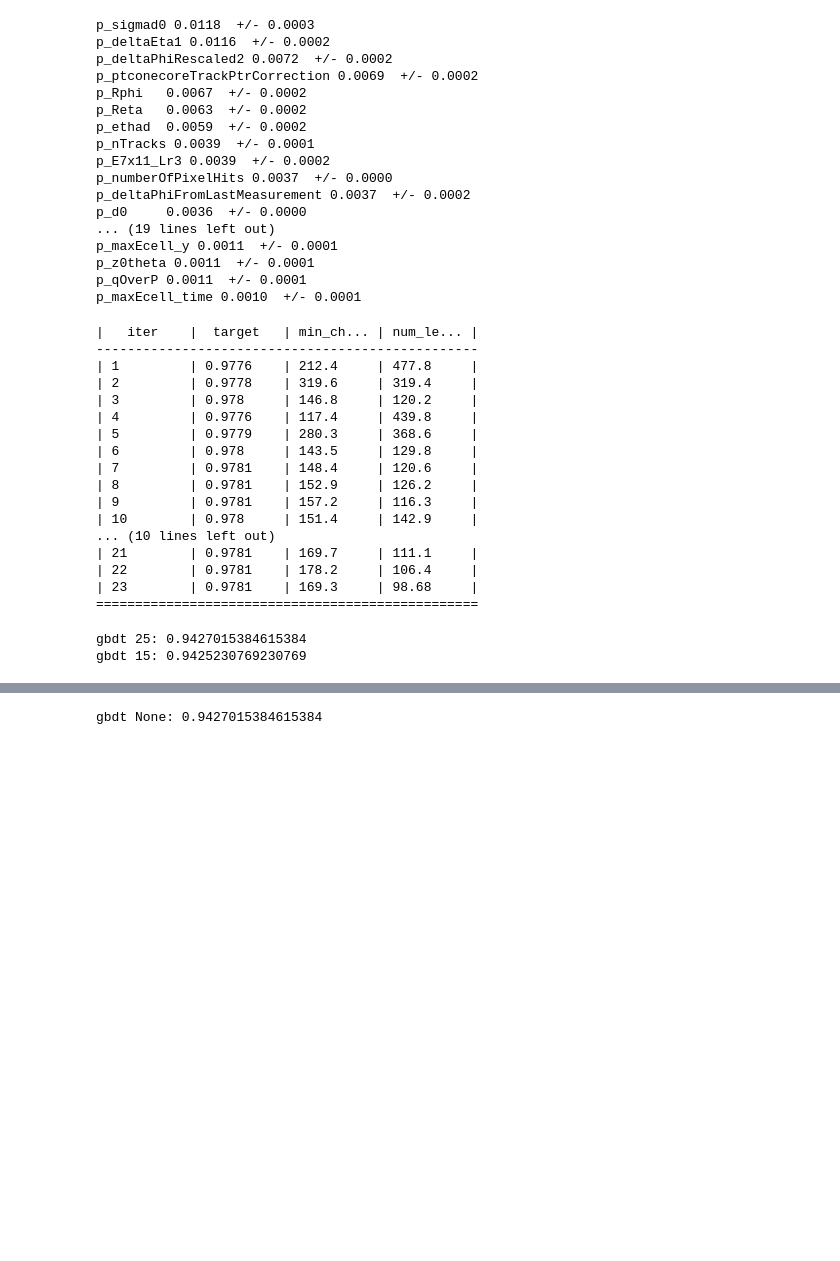
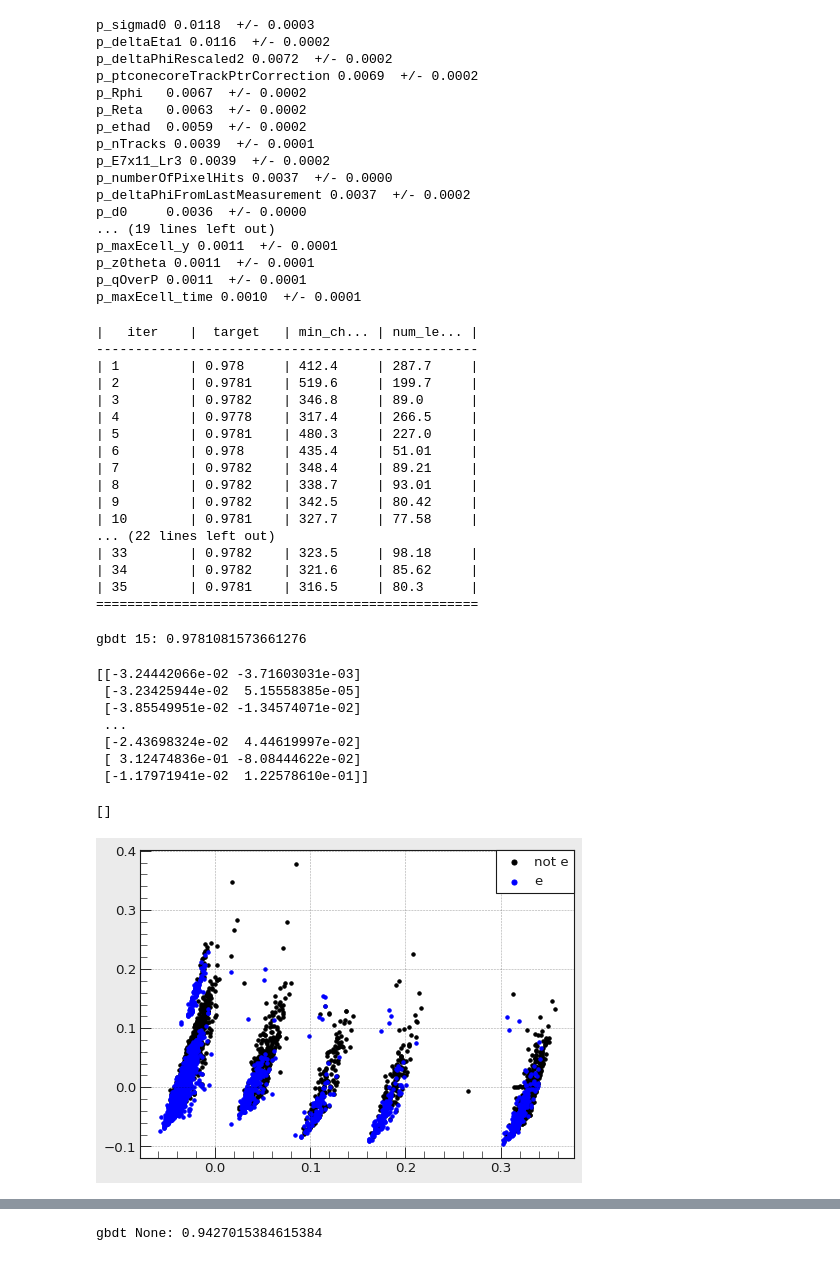
Before and after one commit to PhilKofoed/AppliedML2023, a Jupyter notebook: InitialProject/Project.ipynb, the cells around one changed output, grey strips where cells are left out. Drawn from its saved outputs; the diff is of its cells as text; code cells hidden in the pictures; blank space fills up the shorter version.

```diff
--- a/InitialProject/Project.ipynb
+++ b/InitialProject/Project.ipynb
@@ -267,7 +267,7 @@ def bayes_optimize_params_cv(X, y, classifier, param_dict_range, rng):
                                      pbounds = param_dict_range,
                                      random_state = rng,
                                      verbose=2)
-    optimizer.maximize(n_iter = 18)
+    optimizer.maximize(n_iter = 30)
     params = {}
     for param in optimizer.max["params"]:
         params[param] = int(optimizer.max["params"][param])
@@ -299,4 +299,4 @@ def optimize_tree_sk_classifier(X, y, classifier, param_dict_range, pre_process
 
 param_dict_range = {"min_child_samples": (1, 200),
                     "num_leaves": (10,300)}
-params, imp_keys = optimize_tree_sk_classifier(train[use_keys], train["Truth"].values, LGBMClassifier, param_dict_range, pre_process=preprocessing.StandardScaler())
+# params, imp_keys = optimize_tree_sk_classifier(train[use_keys], train["Truth"].values, LGBMClassifier, param_dict_range, pre_process=preprocessing.StandardScaler())
@@ -381,25 +345,25 @@ p_maxEcell_time 0.0010  +/- 0.0001
 with open("./top_25_lgbm.txt", "w") as f:
     f.write(str(imp_keys2[:25]))
 # %%
-param_dict_range = {"min_child_samples": (100, 400),
-                    "num_leaves": (50,500)}
-params25 = bayes_optimize_params_cv(train[imp_keys2[:25]], train["Truth"].values, LGBMClassifier, param_dict_range, rng = 42)
+param_dict_range = {"min_child_samples": (300, 600),
+                    "num_leaves": (50,300)}
+# params25 = bayes_optimize_params_cv(train[imp_keys2[:25]], train["Truth"].values, LGBMClassifier, param_dict_range, rng = 42)
 params15 = bayes_optimize_params_cv(train[imp_keys2[:15]], train["Truth"].values, LGBMClassifier, param_dict_range, rng = 42)
 # %% [output]
 |   iter    |  target   | min_ch... | num_le... |
 -------------------------------------------------
-| 1         | 0.9776    | 212.4     | 477.8     |
-| 2         | 0.9778    | 319.6     | 319.4     |
-| 3         | 0.978     | 146.8     | 120.2     |
-| 4         | 0.9776    | 117.4     | 439.8     |
-| 5         | 0.9779    | 280.3     | 368.6     |
-| 6         | 0.978     | 143.5     | 129.8     |
-| 7         | 0.9781    | 148.4     | 120.6     |
-| 8         | 0.9781    | 152.9     | 126.2     |
-| 9         | 0.9781    | 157.2     | 116.3     |
-| 10        | 0.978     | 151.4     | 142.9     |
-... (10 lines left out)
-| 21        | 0.9781    | 169.7     | 111.1     |
-| 22        | 0.9781    | 178.2     | 106.4     |
-| 23        | 0.9781    | 169.3     | 98.68     |
+| 1         | 0.978     | 412.4     | 287.7     |
+| 2         | 0.9781    | 519.6     | 199.7     |
+| 3         | 0.9782    | 346.8     | 89.0      |
+| 4         | 0.9778    | 317.4     | 266.5     |
+| 5         | 0.9781    | 480.3     | 227.0     |
+| 6         | 0.978     | 435.4     | 51.01     |
+| 7         | 0.9782    | 348.4     | 89.21     |
+| 8         | 0.9782    | 338.7     | 93.01     |
+| 9         | 0.9782    | 342.5     | 80.42     |
+| 10        | 0.9781    | 327.7     | 77.58     |
+... (22 lines left out)
+| 33        | 0.9782    | 323.5     | 98.18     |
+| 34        | 0.9782    | 321.6     | 85.62     |
+| 35        | 0.9781    | 316.5     | 80.3      |
 =================================================
@@ -406,9 +374,26 @@ params15 = bayes_optimize_params_cv(train[imp_keys2[:15]], train["Truth"].values
 # %%
 # print("gbdt MinMax:", cross_val_score(LGBMClassifier(boosting_type="gbdt", **params25), preprocessing.MinMaxScaler().fit_transform(train[imp_keys2[:20]]) , train["Truth"].values, scoring="accuracy", cv = 5).mean())
 # print("gbdt Standard:", cross_val_score(LGBMClassifier(boosting_type="gbdt", **params25), preprocessing.StandardScaler().fit_transform(train[imp_keys2[:15]]) , train["Truth"].values, scoring="accuracy", cv = 5).mean())
-print("gbdt 25:", cross_val_score(LGBMClassifier(boosting_type="gbdt", **params25), train[imp_keys2[:15]] , train["Truth"].values, scoring="accuracy", cv = 5).mean())
-print("gbdt 15:", cross_val_score(LGBMClassifier(boosting_type="gbdt", **params15), train[imp_keys2[:15]] , train["Truth"].values, scoring="accuracy", cv = 5).mean())
+# print("gbdt 25:", cross_val_score(LGBMClassifier(boosting_type="gbdt", **params25), train[imp_keys2[:15]] , train["Truth"].values, scoring="roc_auc", cv = 5).mean())
+print("gbdt 15:", cross_val_score(LGBMClassifier(boosting_type="gbdt", **params15), train[imp_keys2[:15]] , train["Truth"].values, scoring="roc_auc", cv = 5).mean())
 # print("gbdt PCA:", cross_val_score(LGBMClassifier(boosting_type="gbdt"), KernelPCA(n_components=15, kernel='rbf').fit_transform(preprocessing.StandardScaler().fit_transform(train[imp_keys2[:15]][:10000])), train["Truth"][:10000].values, scoring="accuracy", cv = 5).mean())
+# print(params25)
 # %% [output]
-gbdt 25: 0.9427015384615384
-gbdt 15: 0.9425230769230769
+gbdt 15: 0.9781081573661276
+# %%
+pca = KernelPCA(n_components=2, kernel='rbf').fit_transform(preprocessing.MinMaxScaler().fit_transform(train[imp_keys2[:15]][:10000]))
+print(pca)
+plt.scatter(*pca[train["Truth"][:10000].values==0].T, color = "k", label = "not e")
+plt.scatter(*pca[train["Truth"][:10000].values==1].T, color = "b", label = "e")
+plt.legend()
+plt.plot()
+# %% [output]
+[[-3.24442066e-02 -3.71603031e-03]
+ [-3.23425944e-02  5.15558385e-05]
+ [-3.85549951e-02 -1.34574071e-02]
+ ...
+ [-2.43698324e-02  4.44619997e-02]
+ [ 3.12474836e-01 -8.08444622e-02]
+ [-1.17971941e-02  1.22578610e-01]]
+[]
+[figure, added]
```
Also changed, not shown: parts of 6 cells of this notebook.
